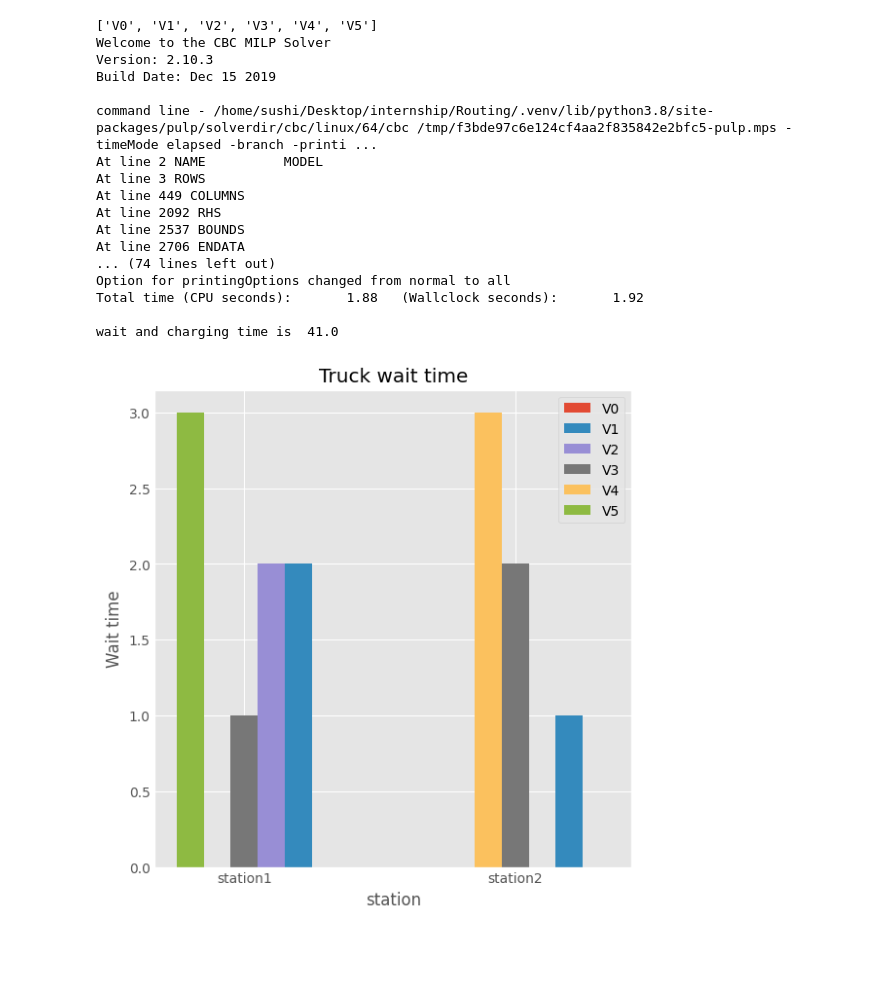
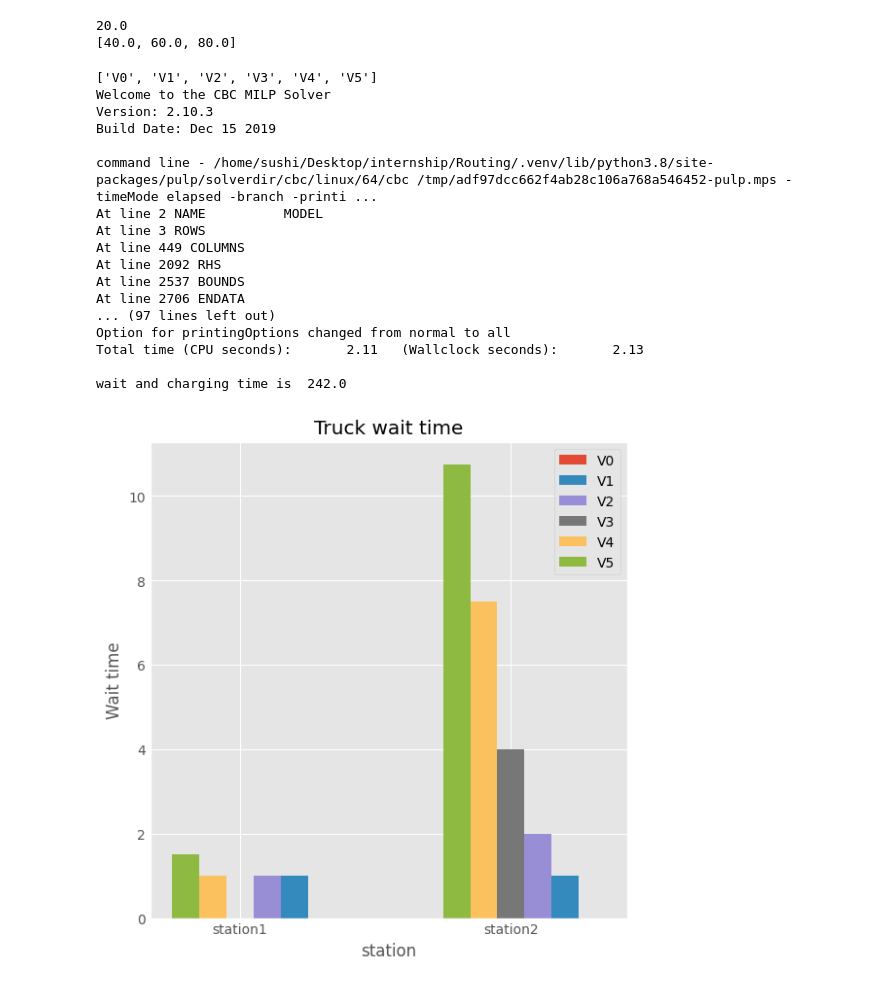
Before and after one commit to praveeenvijay/Routing, a Jupyter notebook: recharge schduling.ipynb, the cells around one changed output. Cells and saved outputs as stored; diff of their text form; code cells hidden in the pictures; blank space fills up the shorter version.

Commit message:
fix minor issues, added time discretinization.

```diff
--- a/recharge schduling.ipynb
+++ b/recharge schduling.ipynb
@@ -15,4 +3,34 @@ bess_init = [50,40]
+# %%
+
+soc = [50,50,80,50,90,60]
+n = len(soc)
+stations = [80,120,160]
+#stations = [90,120,150]
+speed = 40
+charging_rate_station = 10
+ex_charging_rate_bess = 20
+arrival_time = [7,8,10,13,14,14]
+T = 1000
+bess_capacity = 300
+bess_init = [150,120]
+kms_to_soc = 1/2
+for i in range(len(stations)):
+    stations[i]=stations[i]*kms_to_soc
+speed = speed*kms_to_soc
+print(speed)
+print(stations)
+
+time_discre = 4
+for i in range(len(arrival_time)):
+    arrival_time[i] *= time_discre
+speed = speed/time_discre
+charging_rate_station = charging_rate_station/time_discre
+ex_charging_rate_bess = ex_charging_rate_bess/time_discre
+# %% [output]
+20.0
+[40.0, 60.0, 80.0]
 # %%
+
 #initiate the model
 cs = pulp.LpProblem("station",pulp.LpMinimize)
 vehicles=[]
@@ -94,6 +112,7 @@ for vehicle in vehicles:
     cs += M*(1-charge1[vehicle]) >= -(bess_init[0]+bac1[vehicle]-bess_capacity)
     cs += M*charge2[vehicle]>=bess_init[1]+bac2[vehicle] - bess_capacity
     cs += M*(1-charge2[vehicle]) >= -(bess_init[1]+bac2[vehicle] - bess_capacity)
+
     # implementing max of bess capaicty
     cs += bc1[vehicle]>= bess_capacity - M*(1-charge1[vehicle])
     cs += bc1[vehicle]>= bess_init[0] + bac1[vehicle] - M*(charge1[vehicle])
@@ -206,30 +225,30 @@ for i  in range(len(vehicles)):
             bess_state[0].append("discharging")
             soc_bess[0].append(soc_bess[0][-1]-ex_charging_rate_bess)
         for j in range(int(s1[vehicles[i]].varValue-b1[vehicles[i]].varValue)):
-            if soc_bess[0][-1] == bess_capacity:
+            if soc_bess[0][-1] >= bess_capacity:
                 bess_state[0].append("idle")
                 soc_bess[0].append(soc_bess[0][-1])
             else:
                 bess_state[0].append("charging")
-                soc_bess[0].append(soc_bess[0][-1]+ex_charging_rate_bess)
+                soc_bess[0].append(min(bess_capacity,soc_bess[0][-1]+ex_charging_rate_bess))
     else:
         for j in range(int(u1[vehicles[i]].varValue-u1[vehicles[i-1]].varValue-b1[vehicles[i-1]].varValue)):
-            if soc_bess[0][-1] == bess_capacity:
+            if soc_bess[0][-1] >= bess_capacity:
                 bess_state[0].append("idle")
                 soc_bess[0].append(soc_bess[0][-1])
             else:
                 bess_state[0].append("charging")
-                soc_bess[0].append(soc_bess[0][-1]+ex_charging_rate_bess)
+                soc_bess[0].append(min(bess_capacity,soc_bess[0][-1]+ex_charging_rate_bess))
         for j in range(int(b1[vehicles[i]].varValue)):
             bess_state[0].append("discharging")
             soc_bess[0].append(soc_bess[0][-1]-ex_charging_rate_bess)
         for j in range(int(s1[vehicles[i]].varValue-b1[vehicles[i]].varValue)):
-            if soc_bess[0][-1] == bess_capacity:
+            if soc_bess[0][-1] >= bess_capacity:
                 bess_state[0].append("idle")
                 soc_bess[0].append(soc_bess[0][-1])
             else:
                 bess_state[0].append("charging")
-                soc_bess[0].append(soc_bess[0][-1]+ex_charging_rate_bess)
+                soc_bess[0].append(min(bess_capacity,soc_bess[0][-1]+ex_charging_rate_bess))
 
 for i  in range(len(vehicles)):
     if i == 0:
@@ -240,30 +259,30 @@ for i  in range(len(vehicles)):
             bess_state[1].append("discharging")
             soc_bess[1].append(soc_bess[1][-1]-ex_charging_rate_bess)
         for j in range(int(s2[vehicles[i]].varValue-b2[vehicles[i]].varValue)):
-            if soc_bess[1][-1] == bess_capacity:
+            if soc_bess[1][-1] >= bess_capacity:
                 bess_state[1].append("idle")
                 soc_bess[1].append(soc_bess[1][-1])
             else:
                 bess_state[1].append("charging")
-                soc_bess[1].append(soc_bess[1][-1]+ex_charging_rate_bess)
+                soc_bess[1].append(min(bess_capacity,soc_bess[1][-1]+ex_charging_rate_bess))
     else:
         for j in range(int(u2[vehicles[i]].varValue-u2[vehicles[i-1]].varValue-b2[vehicles[i-1]].varValue)):
-            if soc_bess[1][-1] == bess_capacity:
+            if soc_bess[1][-1] >= bess_capacity:
                 bess_state[1].append("idle")
                 soc_bess[1].append(soc_bess[1][-1])
             else:
                 bess_state[1].append("charging")
-                soc_bess[1].append(soc_bess[1][-1]+ex_charging_rate_bess)
+                soc_bess[1].append(min(bess_capacity,soc_bess[1][-1]+ex_charging_rate_bess))
         for j in range(int(b2[vehicles[i]].varValue)):
             bess_state[1].append("discharging")
             soc_bess[1].append(soc_bess[1][-1]-ex_charging_rate_bess)
         for j in range(int(s2[vehicles[i]].varValue-b2[vehicles[i]].varValue)):
-            if soc_bess[1][-1] == bess_capacity:
+            if soc_bess[1][-1] >= bess_capacity:
                 bess_state[1].append("idle")
                 soc_bess[1].append(soc_bess[1][-1])
             else:
                 bess_state[1].append("charging")
-                soc_bess[1].append(soc_bess[1][-1]+ex_charging_rate_bess)
+                soc_bess[1].append(min(bess_capacity,soc_bess[1][-1]+ex_charging_rate_bess))
 
 
 
@@ -282,7 +301,7 @@ soc_bess[1].pop(0)
 
 wait_time = {}
 for vehicle in vehicles:
-    wait_time[vehicle] = [u1[vehicle].varValue-a1[vehicle].varValue,u2[vehicle].varValue-a2[vehicle].varValue]
+    wait_time[vehicle] = [(u1[vehicle].varValue-a1[vehicle].varValue)/time_discre,(u2[vehicle].varValue-a2[vehicle].varValue)/time_discre]
 
 
 import seaborn as sns
@@ -305,7 +324,6 @@ plt.figure(figsize=(5,5))
 X_axis = np.arange(len(X))
 for i in range(len(vehicles)):
     plt.bar(X_axis - 0.1*(i-(len(vehicles)//2)), plot[i], 0.1, label = vehicles[i])
-
 plt.xticks(X_axis, X)
 plt.xlabel("station")
 plt.ylabel("Wait time")
@@ -318,6 +336,8 @@ plt.figure(figsize=(5,5))
 plt.style.use('ggplot')
 # create data
 x = list(range(len(state[vehicles[0]])))
+for i in range(len(x)):
+    x[i] = x[i]/time_discre
 # plot lines
 for vehicle in vehicles:
     plt.plot(x, state[vehicle], label = vehicle)
@@ -330,6 +350,9 @@ plt.show()
 plt.figure(figsize=(5,5))
 
 x = list(range(max_len_soc))
+for i in range(len(x)):
+    x[i] = x[i]/time_discre
+
 # plot lines
 for vehicle in vehicles:
     plt.plot(x, soc_trucks[vehicle], label = vehicle)
@@ -341,6 +364,8 @@ plt.show()
 
 plt.figure(figsize=(5,5))
 x = list(range(len(bess_state[0])))
+for i in range(len(x)):
+    x[i] = x[i]/time_discre
 # plot lines
 for i in range(2):
     plt.plot(x, bess_state[i], label = f"Station{i+1}")
@@ -353,6 +378,8 @@ plt.show()
 plt.figure(figsize=(5,5))
 
 x = list(range(len(soc_bess[0])))
+for i in range(len(x)):
+    x[i] = x[i]/time_discre
 # plot lines
 for i in range(2):
     plt.plot(x, soc_bess[i], label = f"Station{i+1}")
@@ -488,35 +515,35 @@ for vehicle in vehicles:
         for i in range((16-len(l))//2+1):
             print_str +=" "
     print_str += "|"
     l = list(str(int(u2[vehicle].varValue+s2[vehicle].varValue + stations[-1]/speed)))
     for i in range((24-len(l))//2):
         print_str +=" "
     for i in range(len(l)):
         print_str += l[i]
     if (24-len(l))%2==0:
         for i in range((24-len(l))//2):
             print_str +=" "
     else:
         for i in range((24-len(l))//2+1):
             print_str +=" "
     print_str += "|"
     print(print_str)
 # %% [output]
 ['V0', 'V1', 'V2', 'V3', 'V4', 'V5']
 Welcome to the CBC MILP Solver
 Version: 2.10.3
 Build Date: Dec 15 2019
 
-command line - /home/sushi/Desktop/internship/Routing/.venv/lib/python3.8/site-packages/pulp/solverdir/cbc/linux/64/cbc /tmp/f3bde97c6e124cf4aa2f835842e2bfc5-pulp.mps -timeMode elapsed -branch -printi ...
+command line - /home/sushi/Desktop/internship/Routing/.venv/lib/python3.8/site-packages/pulp/solverdir/cbc/linux/64/cbc /tmp/adf97dcc662f4ab28c106a768a546452-pulp.mps -timeMode elapsed -branch -printi ...
 At line 2 NAME          MODEL
 At line 3 ROWS
 At line 449 COLUMNS
 At line 2092 RHS
 At line 2537 BOUNDS
 At line 2706 ENDATA
-... (74 lines left out)
+... (97 lines left out)
 Option for printingOptions changed from normal to all
-Total time (CPU seconds):       1.88   (Wallclock seconds):       1.92
+Total time (CPU seconds):       2.11   (Wallclock seconds):       2.13
 
-wait and charging time is  41.0
+wait and charging time is  242.0
-[figure, old version]
+[figure, new version]
```
Also changed, not shown: parts of 4 cells of this notebook.
